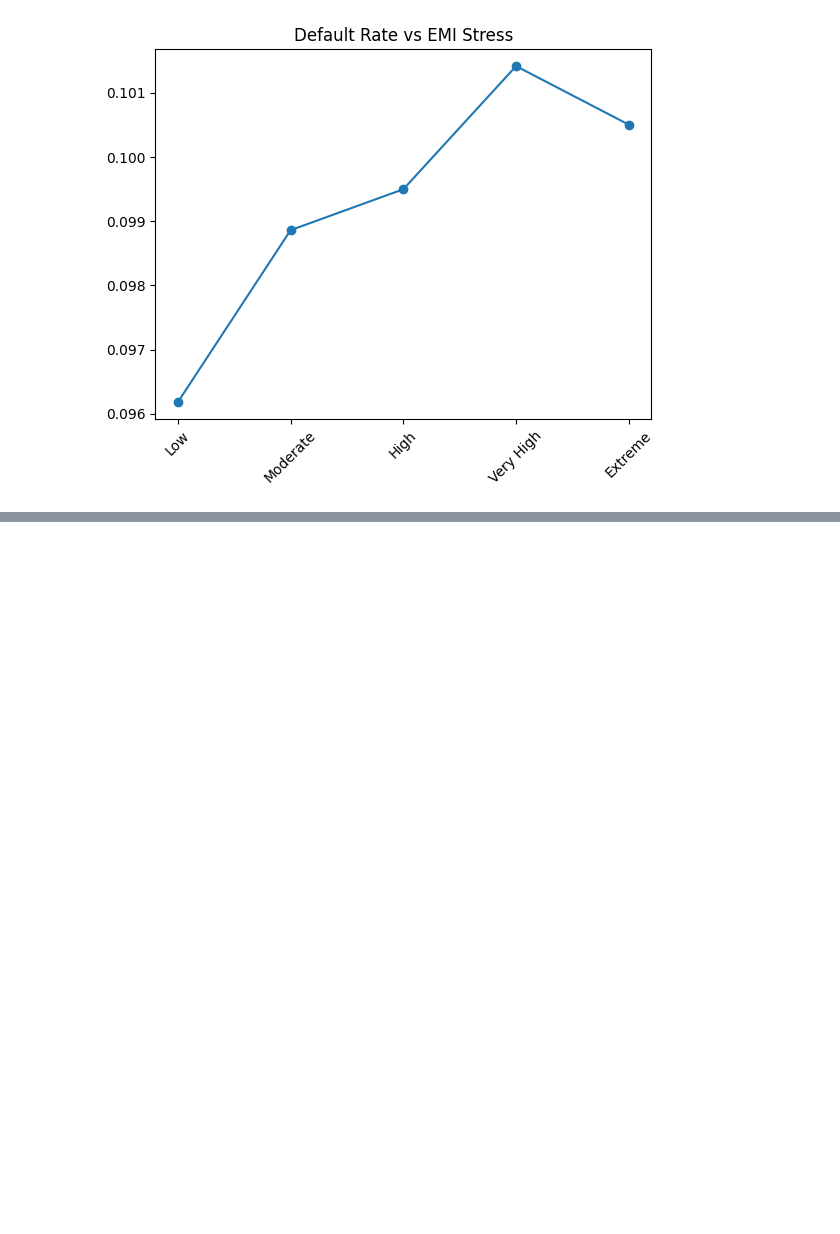
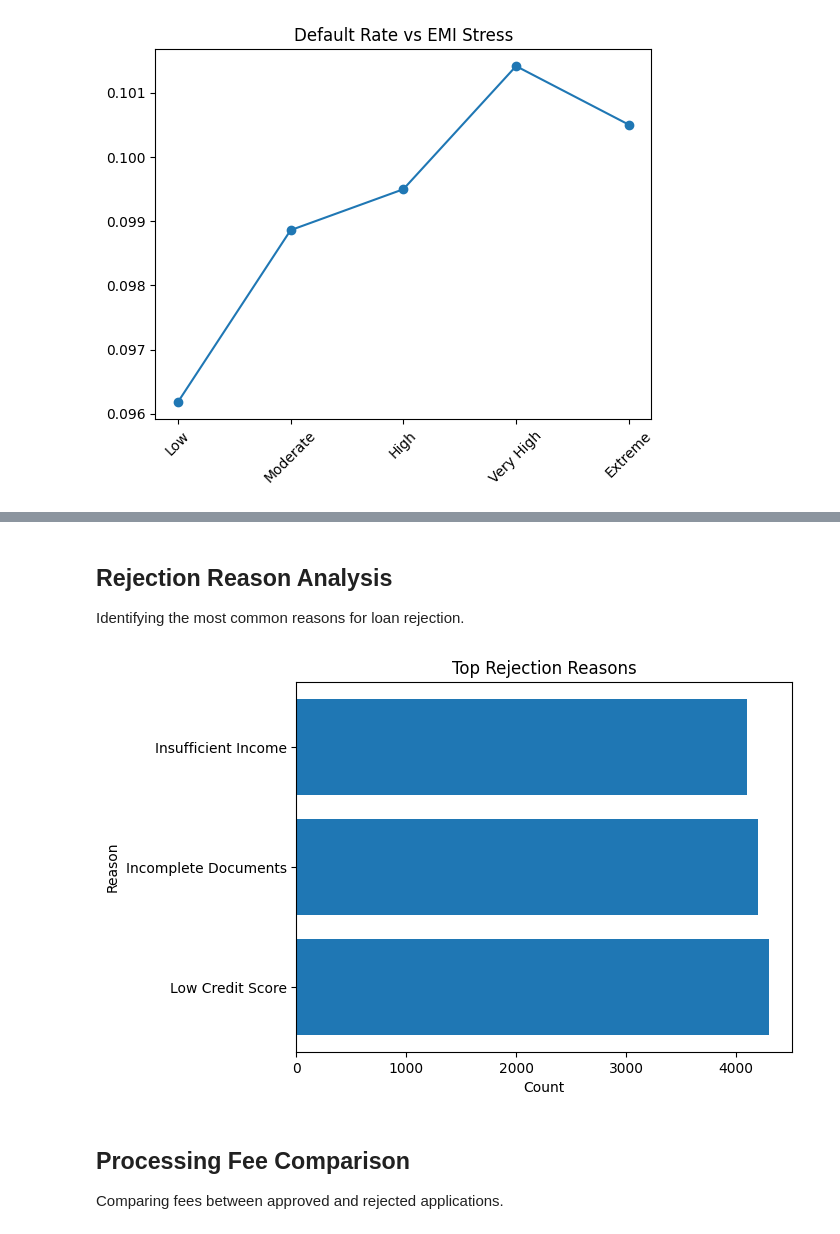
Before and after one commit to madhurmd/hero-fincorp-loan-analysis, a Jupyter notebook: notebooks/analysis.ipynb, the cells around one changed output, grey strips where cells are left out. Cells and saved outputs as stored; diff of their text form; code cells hidden in the pictures; blank space fills up the shorter version.

```diff
--- a/notebooks/analysis.ipynb
+++ b/notebooks/analysis.ipynb
@@ -1148,0 +1177,21 @@ plt.show()
+# %% [markdown]
+## Rejection Reason Analysis
+
+Identifying the most common reasons for loan rejection.
+# %%
+rejected_apps = applications[applications['Approval_Status'] == 'Rejected']
+# %%
+rejection_reasons = rejected_apps['Rejection_Reason'].value_counts().head(10)
+
+plt.figure()
+plt.barh(rejection_reasons.index, rejection_reasons.values)
+plt.title("Top Rejection Reasons")
+plt.xlabel("Count")
+plt.ylabel("Reason")
+plt.show()
+# %% [output]
+[figure, added]
+# %% [markdown]
+## Processing Fee Comparison
+
+Comparing fees between approved and rejected applications.
```
Also changed, not shown: parts of 12 cells of this notebook.
